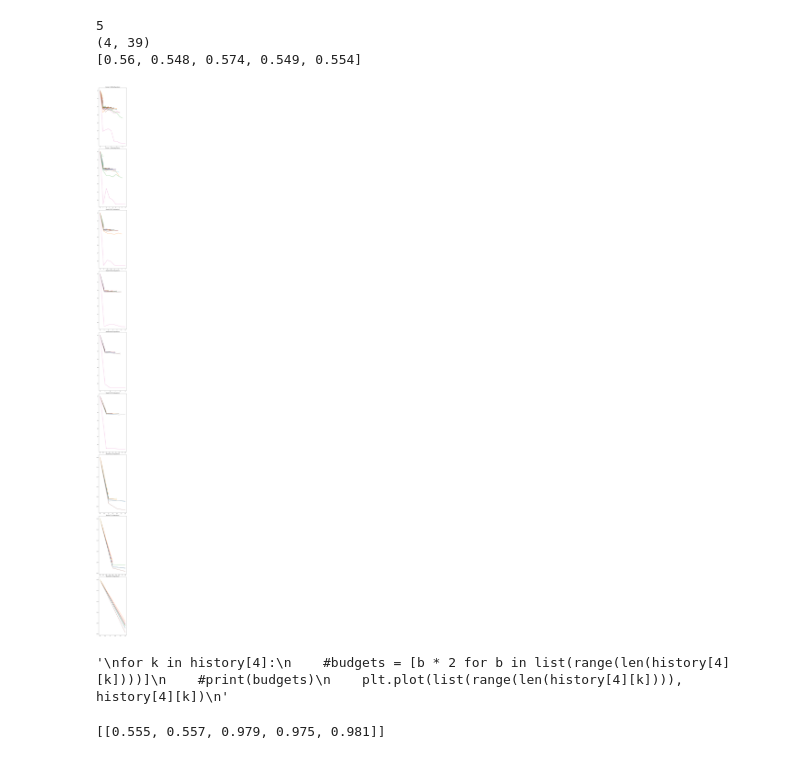
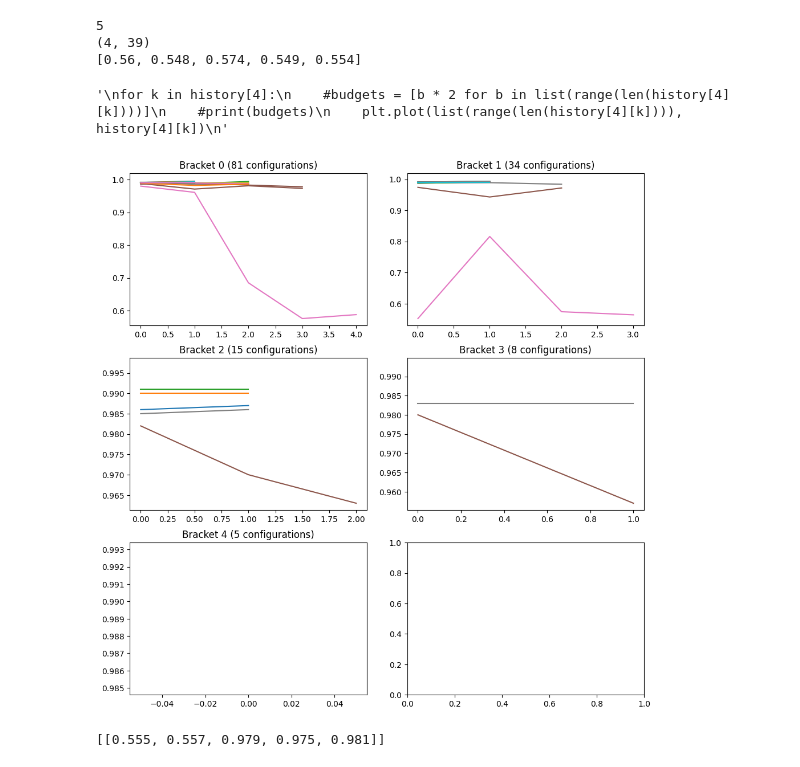
Before and after one commit to Astromium/Hyperband-BlackBox-Attack, a Jupyter notebook: test_url.ipynb, the cells around one changed output. Saved outputs shown, nothing was run; the diff lists cells and outputs as text; code cells hidden in the pictures.

```diff
--- a/test_url.ipynb
+++ b/test_url.ipynb
@@ -30,6 +30,8 @@ metadata = pd.read_csv('./ressources/url_metadata.csv')
 min_constraints = metadata['min'].to_list()[:63]
 max_constraints = metadata['max'].to_list()[:63]
 features_min_max = (min_constraints, max_constraints)
+feature_types = metadata['type'].to_list()[:63]
+int_features = np.where(np.array(feature_types) == 'int')[0]
 
 constraints = get_url_relation_constraints()
 executor = NumpyConstraintsExecutor(AndConstraint(constraints))
@@ -42,7 +44,7 @@ model = wrap_model(model, x_clean, model_task='classification')
 dimensions = x_clean.shape[1]
 BATCH_SIZE = 1#x_clean.shape[0]
 eps = 0.2
-downsample = 2
+downsample = 3
 sampler = Sampler()
 distance = 2
 classifier_path = './ressources/model_url.h5'
@@ -50,7 +52,7 @@ seed = 202374
 success_rates_l2 = []
 exec_times_l2 = []
 
-R_values = [390]
+R_values = [81]
 history_dict = dict()
 # %%
 for R in R_values:
@@ -59,7 +61,7 @@ for R in R_values:
         start = timeit.default_timer()
 
         hp = Hyperband(objective=url_evaluator, classifier=model, x=x_clean[:BATCH_SIZE], y=y_clean[:BATCH_SIZE], sampler=sampler, eps=eps, dimensions=dimensions, max_configuration_size=dimensions-1, R=R, downsample=downsample, distance=distance, seed=seed)
-        scores, configs, candidates, history = hp.generate(mutables=None, features_min_max=(0,1))
+        scores, configs, candidates, history, history_mis, history_vio = hp.generate(mutables=None, features_min_max=features_min_max, int_features=int_features)
 
         end = timeit.default_timer()
         print(f'Exec time {round((end - start) / 60, 3)}')
@@ -102,7 +104,7 @@ print(list(h25.values()))
 [[0.974], [1.01], [0.985], [0.991], [0.985]]
 # %%
 import matplotlib.pyplot as plt
-plt.style.use('fivethirtyeight')
+#plt.style.use('fivethirtyeight')
 # %%
 #histories = history[0]
 histories = history[0]
@@ -121,9 +123,9 @@ print(histories[c])
 [0.56, 0.548, 0.574, 0.549, 0.554]
 # %%
 #plt.ylim(2)
-
-fig, ax = plt.subplots(len(history), figsize=(6,100))
+fig, ax = plt.subplots(3, 2, figsize=(10, 10))
 fig.tight_layout(pad=2.0)
+'''
 for i in range(len(history)):
     axs = ax[i]
     histories = history[i]
@@ -134,48 +136,53 @@ for i in range(len(history)):
         axs.plot(list(range(len(histories[k]))), histories[k])
 plt.show()
 '''
-ax1 = ax[0,0]
+ax1 = ax[0][0]
 histories = history[0]
+ax1.set_title(f'Bracket 0 ({len(histories)} configurations)')
 for k in history[0]:
     ax1.plot(list(range(len(histories[k]))), histories[k])
 
-ax2 = ax[0,1]
+ax2 = ax[0][1]
 histories = history[1]
+ax2.set_title(f'Bracket 1 ({len(histories)} configurations)')
 for k in history[1]:
     ax2.plot(list(range(len(histories[k]))), histories[k])
 
-ax3 = ax[0,2]
+ax3 = ax[1][0]
 histories = history[2]
+ax3.set_title(f'Bracket 2 ({len(histories)} configurations)')
 for k in history[2]:
     ax3.plot(list(range(len(histories[k]))), histories[k])
 
-ax4 = ax[0,3]
+ax4 = ax[1][1]
 histories = history[3]
+ax4.set_title(f'Bracket 3 ({len(histories)} configurations)')
 for k in history[3]:
     ax4.plot(list(range(len(histories[k]))), histories[k])
 
-ax5 = ax[0,4]
+ax5 = ax[2][0]
 histories = history[4]
+ax5.set_title(f'Bracket 4 ({len(histories)} configurations)')
 for k in history[4]:
     ax5.plot(list(range(len(histories[k]))), histories[k])
-'''
+
 '''
 for i in range(len(history)):
     histories = history[i]
     plt.title(f'Bracket {i} ({len(histories)} Configurations)')
     for k in history[i]:
         plt.plot(list(range(len(history[i][k]))), history[i][k])
     plt.savefig(f'bracket{i}')
 '''
 '''
 for k in history[4]:
     #budgets = [b * 2 for b in list(range(len(history[4][k])))]
     #print(budgets)
     plt.plot(list(range(len(history[4][k]))), history[4][k])
 '''
 # %% [output]
+'\nfor k in history[4]:\n    #budgets = [b * 2 for b in list(range(len(history[4][k])))]\n    #print(budgets)\n    plt.plot(list(range(len(history[4][k]))), history[4][k])\n'
-[figure, old version]
+[figure, new version]
-'\nfor k in history[4]:\n    #budgets = [b * 2 for b in list(range(len(history[4][k])))]\n    #print(budgets)\n    plt.plot(list(range(len(history[4][k]))), history[4][k])\n'
 # %%
 scores
 # %% [output]
```
Also changed, not shown: parts of 4 cells of this notebook, 6 other files.
